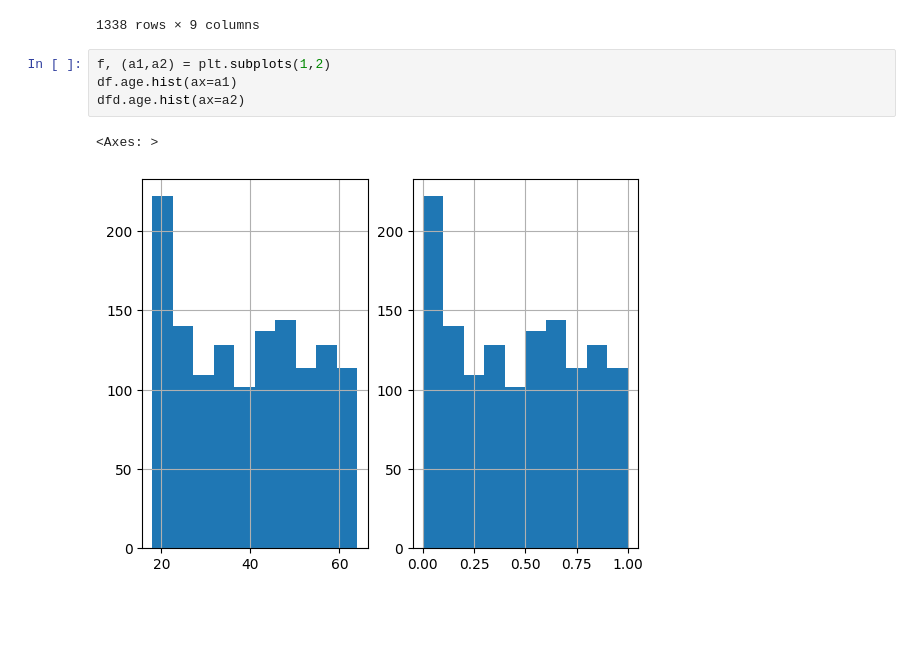
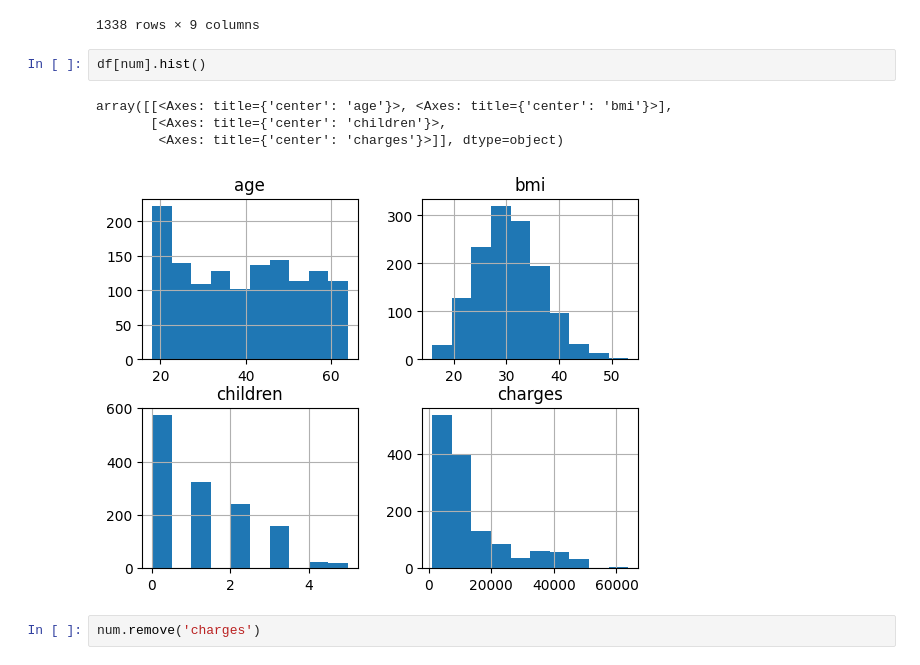
Before and after one commit to Manash-Christ/ML-LABS, a Jupyter notebook: 2348528_lab6.ipynb, the cells around one changed output. Drawn from its saved outputs; the diff is of its cells as text; blank space fills up the shorter version.

```diff
--- a/2348528_lab6.ipynb
+++ b/2348528_lab6.ipynb
@@ -49,10 +49,12 @@ dfd
 | 1336 | 0.065217 | 0.264730 | 0.0 | 0.014144 | 0 | 0 | 0 | 0 | ... |
 | 1337 | 0.934783 | 0.352704 | 0.0 | 0.447249 | 0 | 1 | 1 | 0 | ... |
 1338 rows × 9 columns
-# %%
-f, (a1,a2) = plt.subplots(1,2)
-df.age.hist(ax=a1)
-dfd.age.hist(ax=a2)
-# %% [output]
-<Axes: >
-[figure, removed]
+# %%
+df[num].hist()
+# %% [output]
+array([[<Axes: title={'center': 'age'}>, <Axes: title={'center': 'bmi'}>],
+       [<Axes: title={'center': 'children'}>,
+        <Axes: title={'center': 'charges'}>]], dtype=object)
+[figure, added]
+# %%
+num.remove('charges')
```
Also changed, not shown: parts of 1 cell of this notebook.
